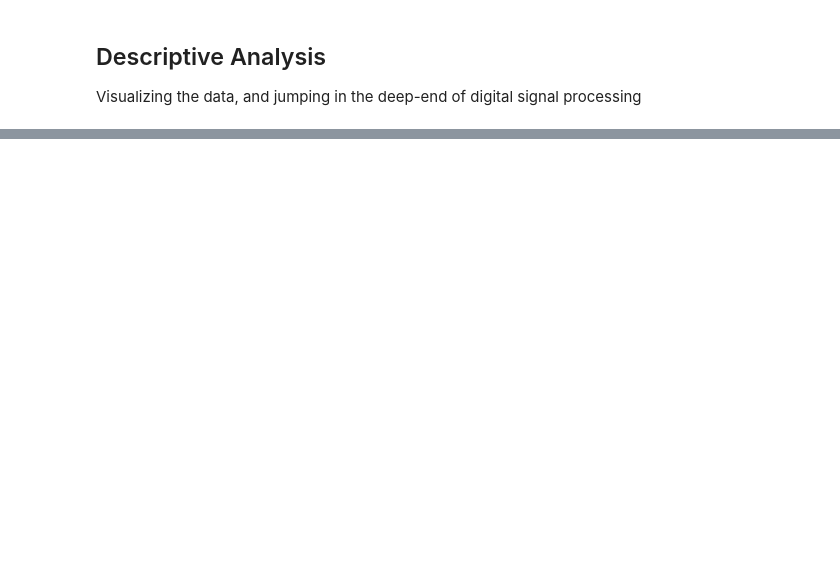
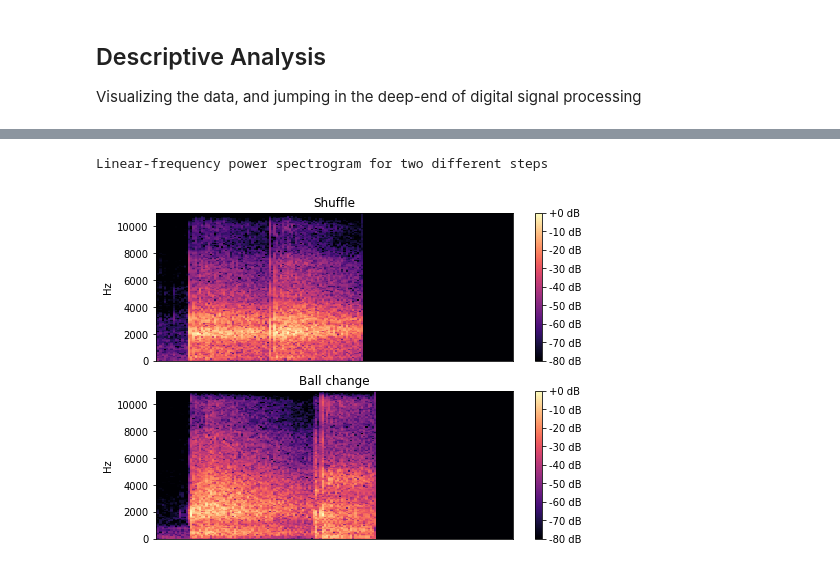
Before and after one commit to KatieBSC/TapDanceDecoder, a Jupyter notebook: notebooks/Presentation.ipynb, the cells around one changed output, grey strips where cells are left out. Drawn from its saved outputs; the diff is of its cells as text; code cells hidden in the pictures; blank space fills up the shorter version.

```diff
--- a/notebooks/Presentation.ipynb
+++ b/notebooks/Presentation.ipynb
@@ -50,0 +122,6 @@ Visualizing the data, and jumping in the deep-end of digital signal processing
+# %%
+print('Linear-frequency power spectrogram for two different steps')
+Image('../../../Source/Data/Twosteps.png')
+# %% [output]
+Linear-frequency power spectrogram for two different steps
+[figure, added]
```
Also changed, not shown: parts of 52 cells of this notebook, 4 other files.
